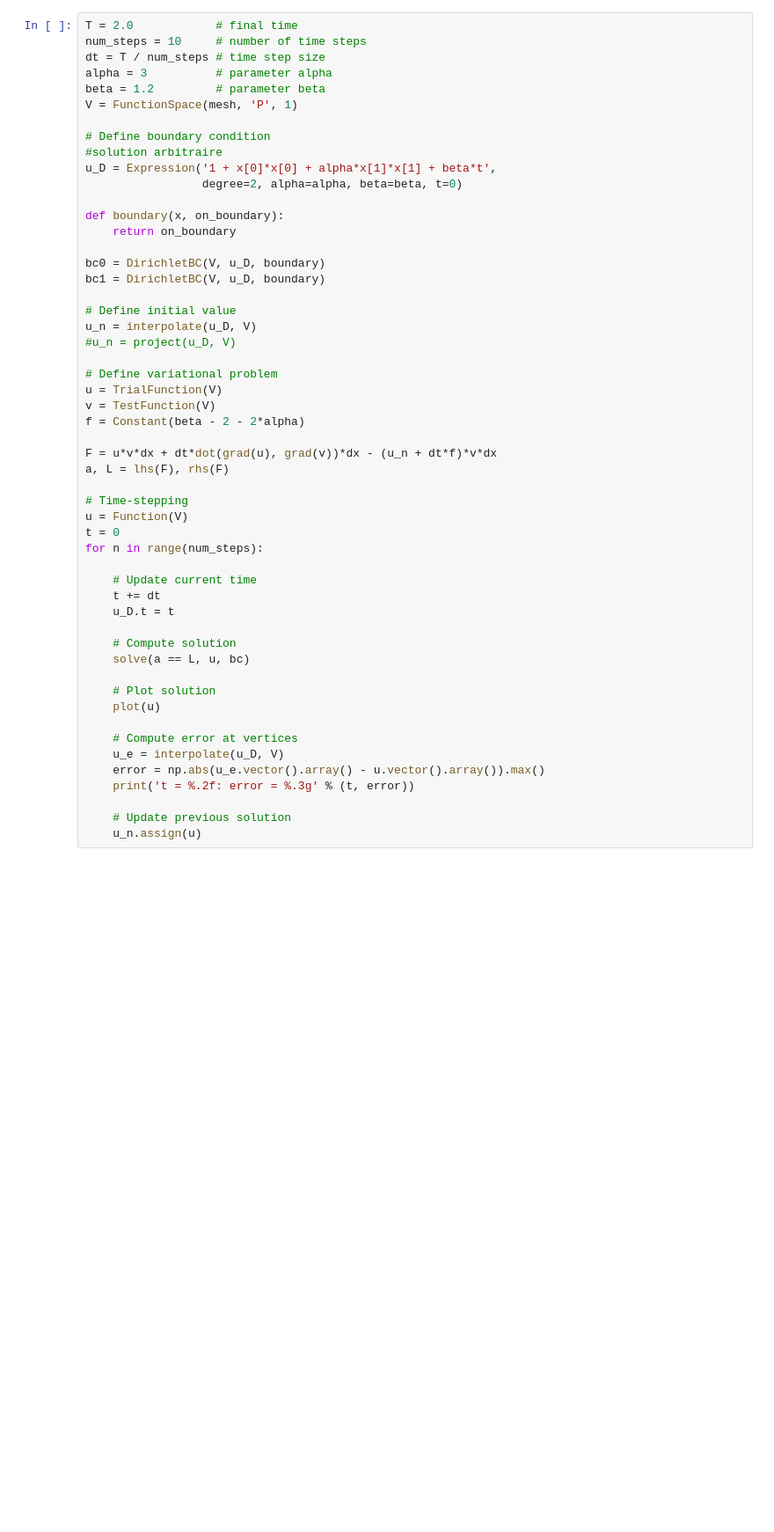
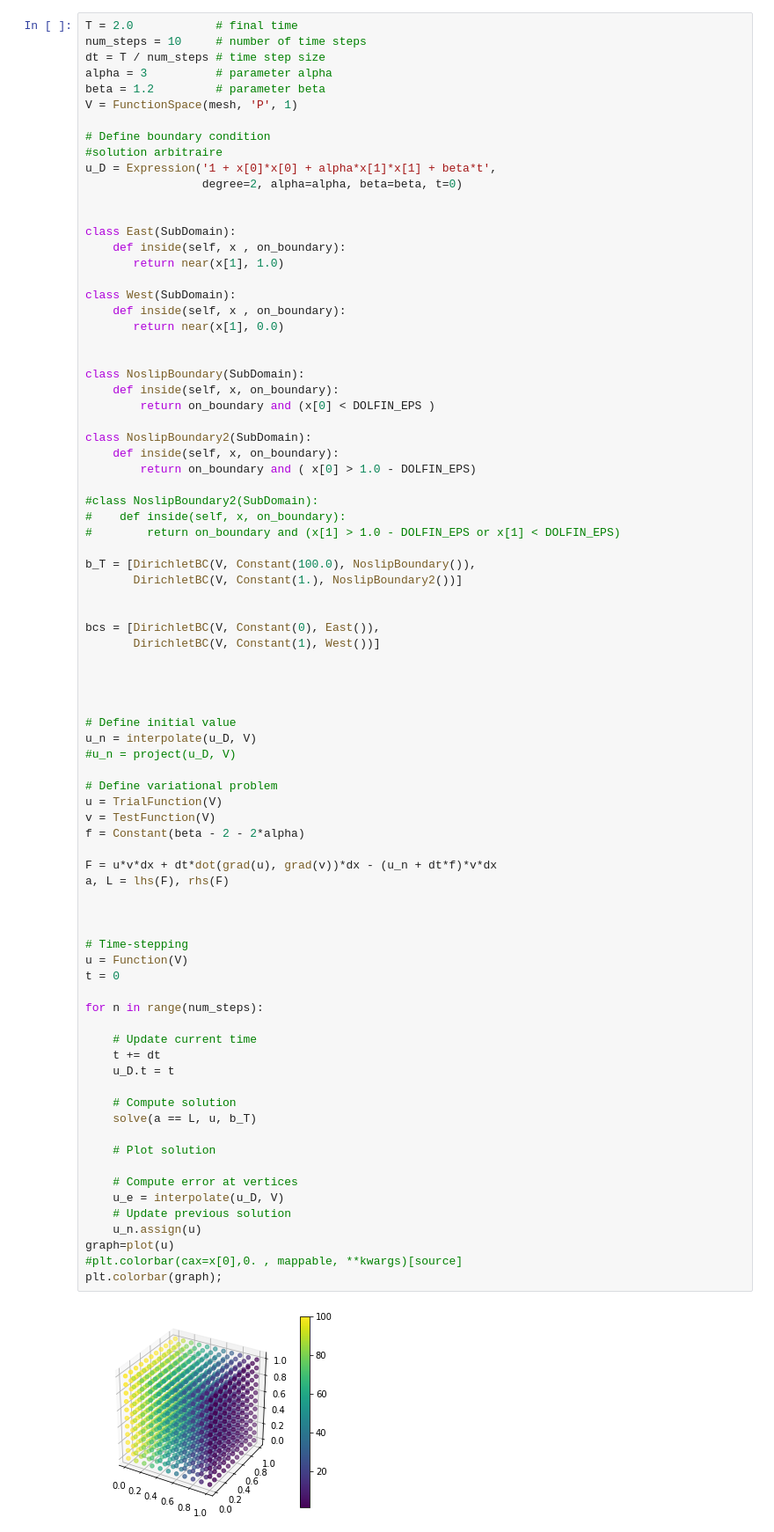
Before and after one commit to 3301239SU/projet, a Jupyter notebook: projetS2.ipynb, the cells around one changed output. Shown: that part at 88% size. Saved outputs shown, nothing was run; the diff lists cells and outputs as text; blank space fills up the shorter version.

```diff
--- a/projetS2.ipynb
+++ b/projetS2.ipynb
@@ -32,46 +33,76 @@ V = FunctionSpace(mesh, 'P', 1)
 u_D = Expression('1 + x[0]*x[0] + alpha*x[1]*x[1] + beta*t',
                  degree=2, alpha=alpha, beta=beta, t=0)
 
-def boundary(x, on_boundary):
-    return on_boundary
 
-bc0 = DirichletBC(V, u_D, boundary)
-bc1 = DirichletBC(V, u_D, boundary)
+class East(SubDomain):
+    def inside(self, x , on_boundary):
+       return near(x[1], 1.0)
+
+class West(SubDomain):
+    def inside(self, x , on_boundary):
+       return near(x[1], 0.0)
+
+
+class NoslipBoundary(SubDomain):
+    def inside(self, x, on_boundary):
+        return on_boundary and (x[0] < DOLFIN_EPS )
+
+class NoslipBoundary2(SubDomain):
+    def inside(self, x, on_boundary):
+        return on_boundary and ( x[0] > 1.0 - DOLFIN_EPS)
+
+#class NoslipBoundary2(SubDomain):
+#    def inside(self, x, on_boundary):
+#        return on_boundary and (x[1] > 1.0 - DOLFIN_EPS or x[1] < DOLFIN_EPS)
+
+b_T = [DirichletBC(V, Constant(100.0), NoslipBoundary()),
+       DirichletBC(V, Constant(1.), NoslipBoundary2())]
+
+
+bcs = [DirichletBC(V, Constant(0), East()),
+       DirichletBC(V, Constant(1), West())]
+
+
+
 
 # Define initial value
 u_n = interpolate(u_D, V)
 #u_n = project(u_D, V)
 
 # Define variational problem
 u = TrialFunction(V)
 v = TestFunction(V)
 f = Constant(beta - 2 - 2*alpha)
 
 F = u*v*dx + dt*dot(grad(u), grad(v))*dx - (u_n + dt*f)*v*dx
 a, L = lhs(F), rhs(F)
 
+
+
 # Time-stepping
 u = Function(V)
 t = 0
+
 for n in range(num_steps):
 
     # Update current time
     t += dt
     u_D.t = t
 
     # Compute solution
-    solve(a == L, u, bc)
+    solve(a == L, u, b_T)
 
     # Plot solution
-    plot(u)
 
     # Compute error at vertices
     u_e = interpolate(u_D, V)
-    error = np.abs(u_e.vector().array() - u.vector().array()).max()
-    print('t = %.2f: error = %.3g' % (t, error))
-
     # Update previous solution
     u_n.assign(u)
+graph=plot(u)
+#plt.colorbar(cax=x[0],0. , mappable, **kwargs)[source]
+plt.colorbar(graph);
+# %% [output]
+[figure, added]
 # %%
 a = kappa*dot(grad(u), grad(v))*dx + r*u*v*ds(R)
 L = f*v*dx - g*v*ds(N) + r*s*v*ds(R)
```
Also changed, not shown: parts of 2 cells of this notebook.
